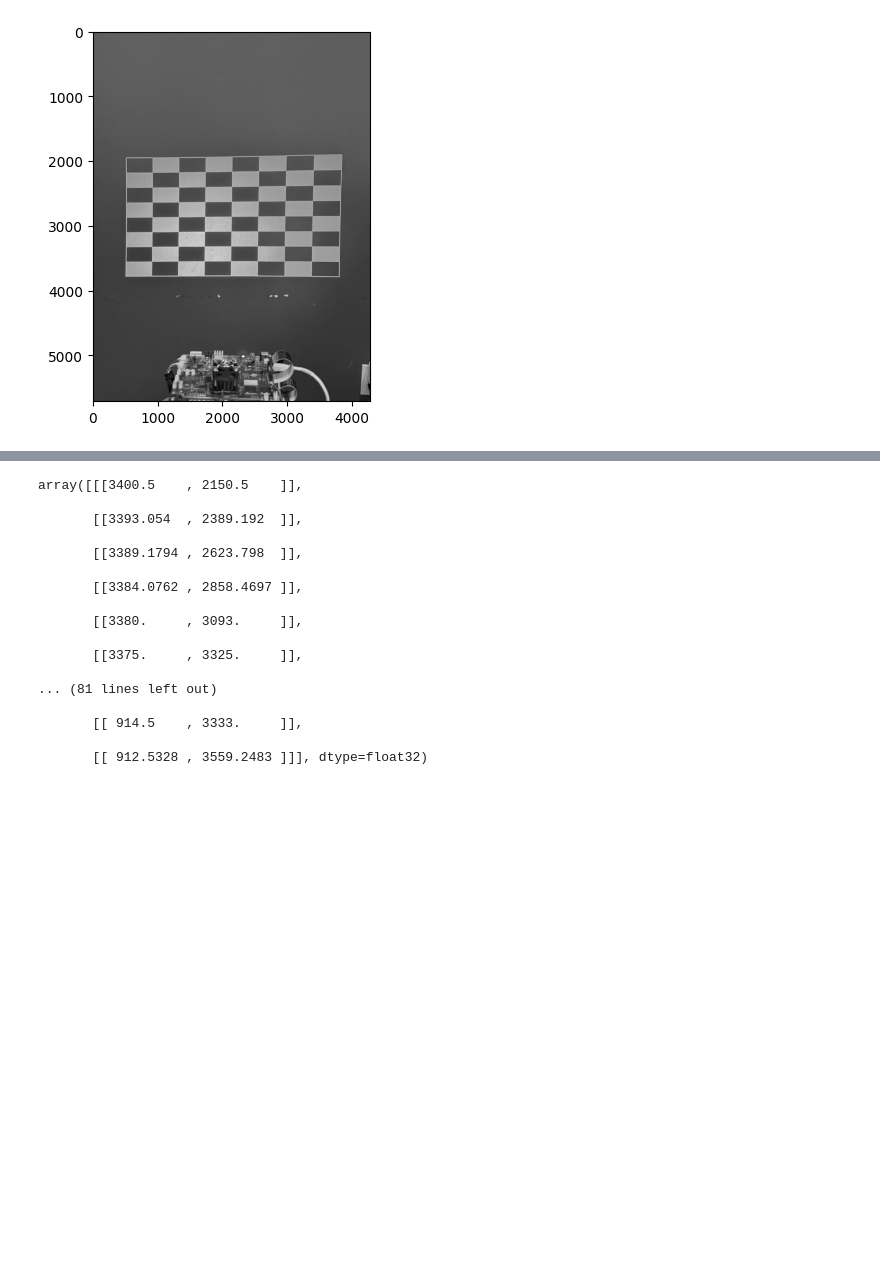
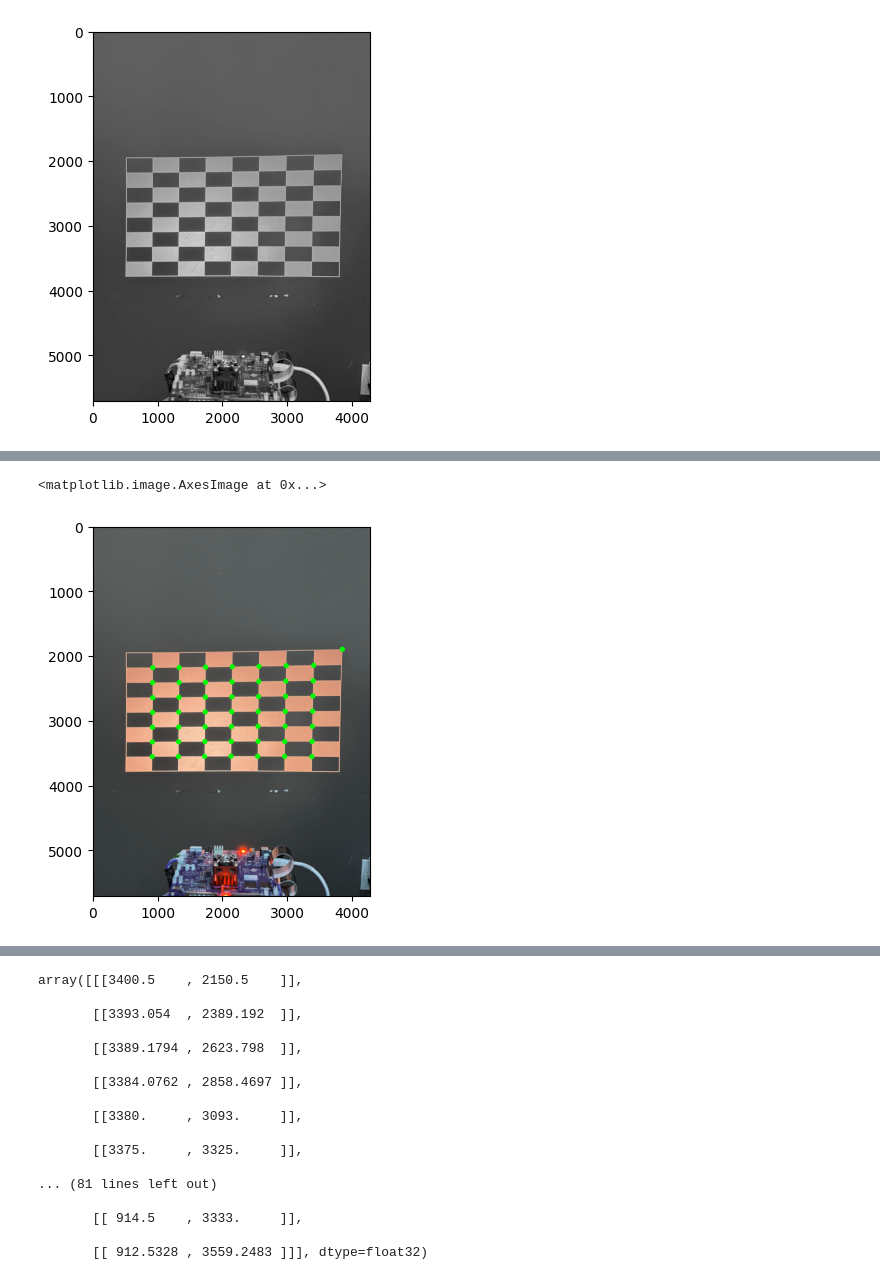
Before and after one commit to jsreed2003/TI-Image-Processing, a Jupyter notebook: keystone_correction/keystone_correction.ipynb, the cells around one changed output, grey strips where cells are left out. Saved outputs shown, nothing was run; the diff lists cells and outputs as text; code cells hidden in the pictures; blank space fills up the shorter version.

```diff
--- a/keystone_correction/keystone_correction.ipynb
+++ b/keystone_correction/keystone_correction.ipynb
@@ -143,0 +166,8 @@ plt.imshow(img)
+# %%
+grays = cv2.cvtColor(subsection, cv2.COLOR_BGR2GRAY)
+corners = cv2.goodFeaturesToTrack(
+    grays,
+    maxCorners=1,         # Maximum number of corners to return
+    qualityLevel=0.5,      # Minimum accepted quality of corners
+    minDistance=10          # Minimum distance between corners
+)
@@ -143,0 +178,9 @@ plt.imshow(img)
+# %%
+bestx = int(minx + 3*diffx//2 + corners[0][0][0])
+besty = int(miny - 3*diffy//2 + corners[0][0][1])
+# %%
+cv2.circle(img, (bestx, besty), 40, (0, 255, 0), -1)
+plt.imshow(img)
+# %% [output]
+<matplotlib.image.AxesImage at 0x...>
+[figure, added]
```
Also changed, not shown: parts of 5 cells of this notebook.
